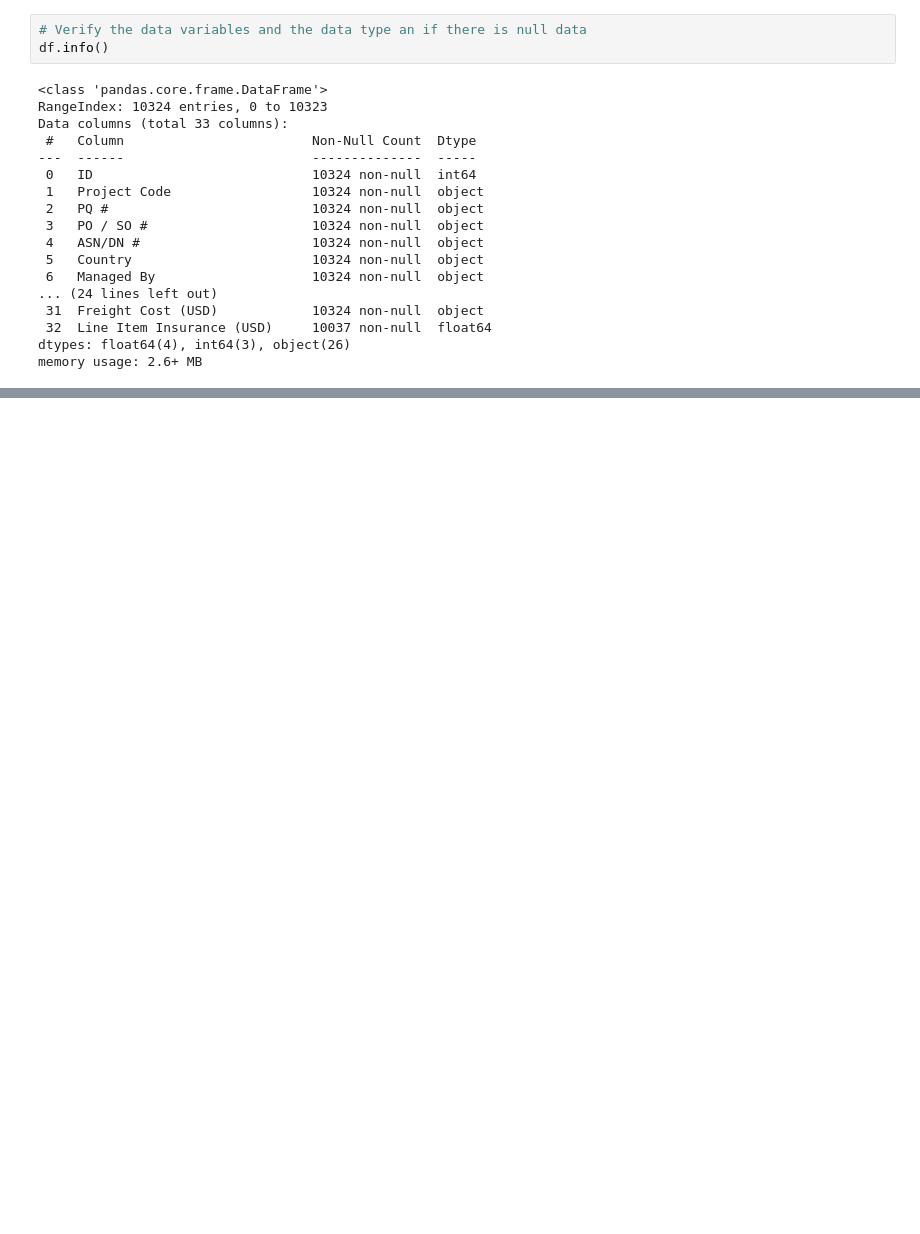
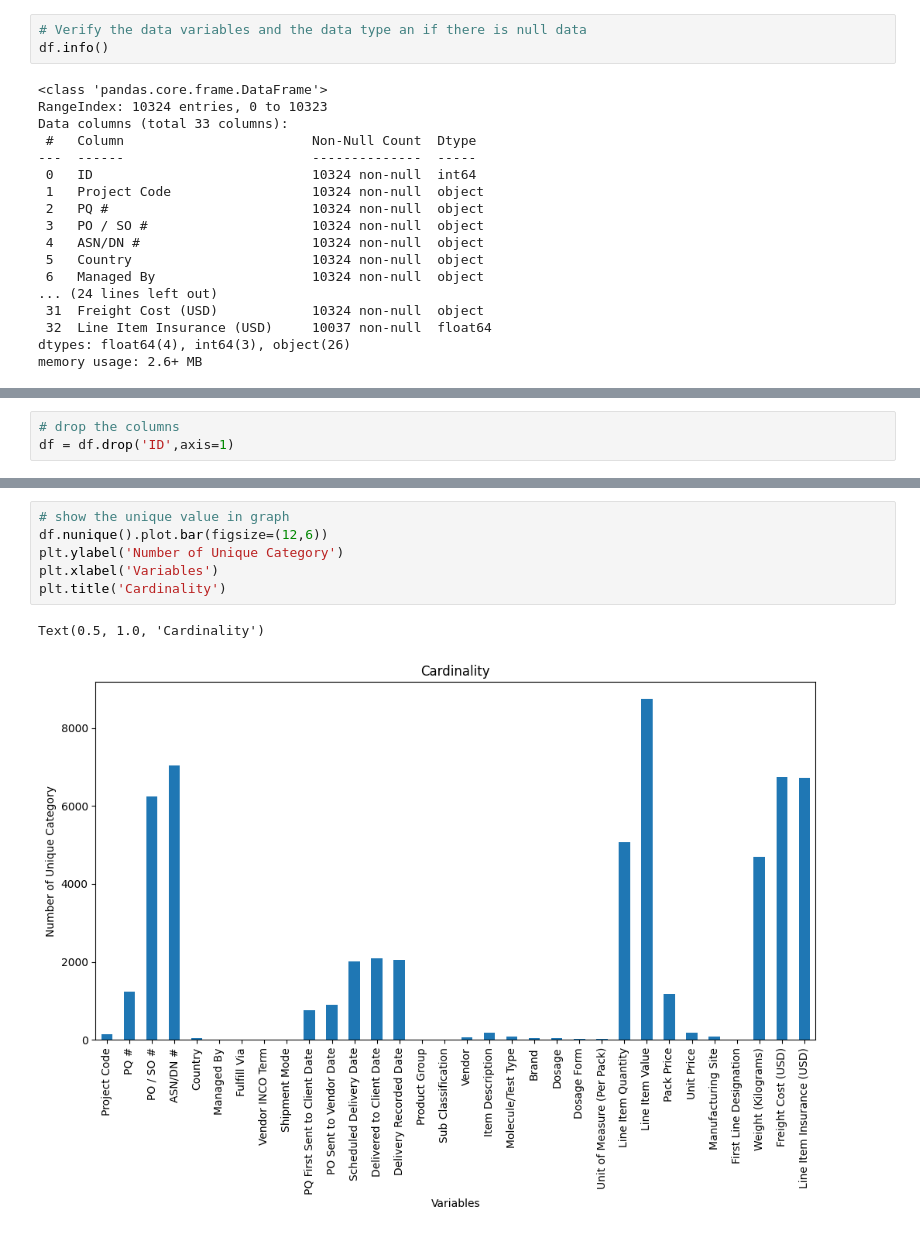
Before and after one commit to alinegorischf/Shipment-Price-Prediction, a Jupyter notebook: Shipment_Price_Prediction.ipynb, the cells around one changed output, grey strips where cells are left out. Cells and saved outputs as stored; diff of their text form; blank space fills up the shorter version.

```diff
--- a/Shipment_Price_Prediction.ipynb
+++ b/Shipment_Price_Prediction.ipynb
@@ -157,0 +182,3 @@ dtype: object
+# %%
+# drop the columns
+df = df.drop('ID',axis=1)
@@ -157,0 +227,9 @@ dtype: object
+# %%
+# show the unique value in graph
+df.nunique().plot.bar(figsize=(12,6))
+plt.ylabel('Number of Unique Category')
+plt.xlabel('Variables')
+plt.title('Cardinality')
+# %% [output]
+Text(0.5, 1.0, 'Cardinality')
+[figure, added]
```
Also changed, not shown: parts of 28 cells of this notebook.
